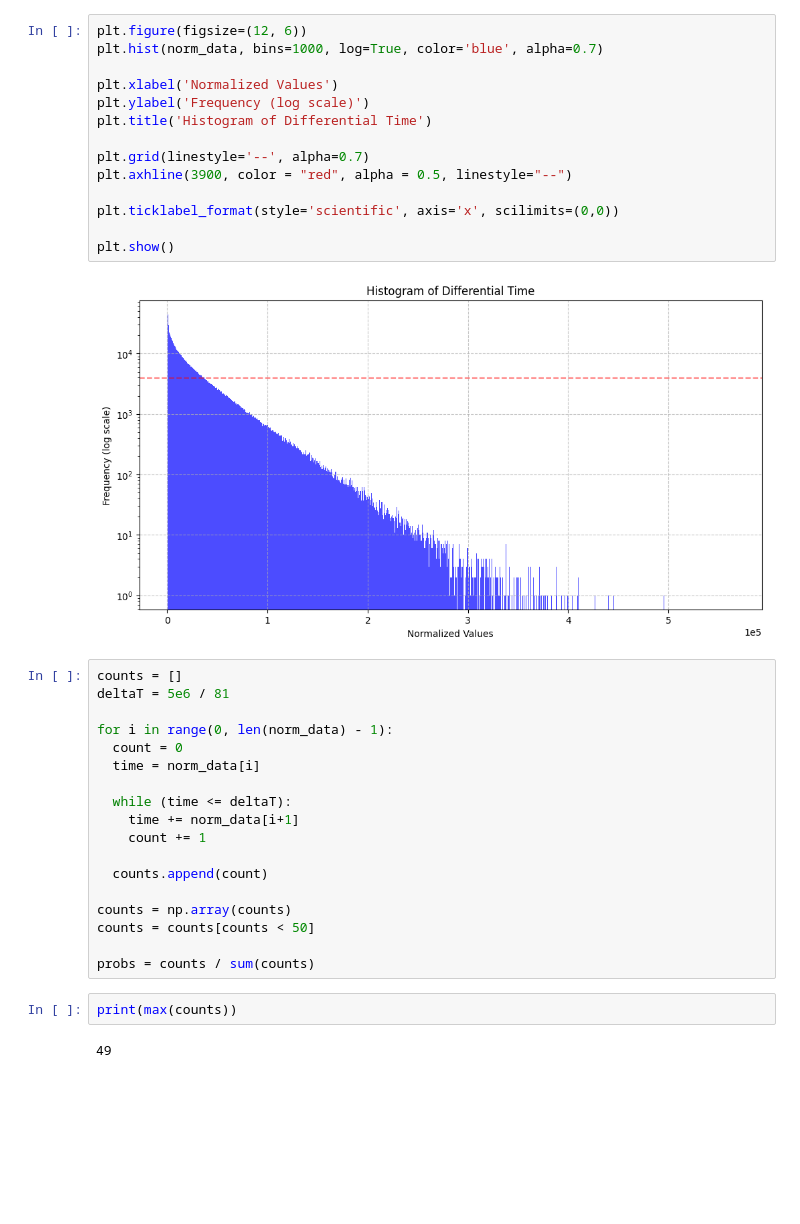
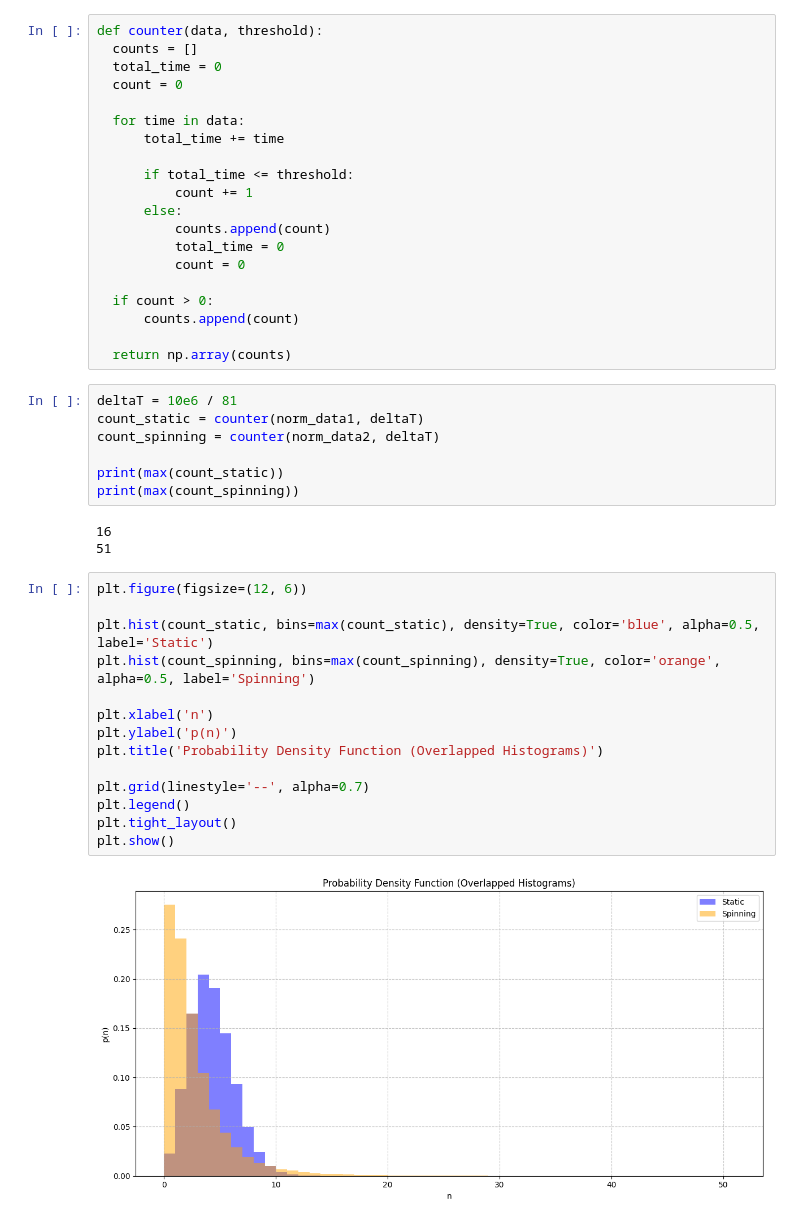
Before and after one commit to Kallo27/QOL, a Jupyter notebook: Lab1/lab1.ipynb, the cells around one changed output. Drawn from its saved outputs; the diff is of its cells as text; blank space fills up the shorter version.

Commit message:
Added distribution analysis + old data for control

```diff
--- a/Lab1/lab1.ipynb
+++ b/Lab1/lab1.ipynb
@@ -18,38 +114,46 @@ norm_data = np.diff(data)
+# %%
+def counter(data, threshold):
+  counts = []
+  total_time = 0
+  count = 0
+
+  for time in data:
+      total_time += time
+
+      if total_time <= threshold:
+          count += 1
+      else:
+          counts.append(count)
+          total_time = 0
+          count = 0
+
+  if count > 0:
+      counts.append(count)
+
+  return np.array(counts)
+# %%
+deltaT = 10e6 / 81
+count_static = counter(norm_data1, deltaT)
+count_spinning = counter(norm_data2, deltaT)
+
+print(max(count_static))
+print(max(count_spinning))
+# %% [output]
+16
+51
 # %%
 plt.figure(figsize=(12, 6))
-plt.hist(norm_data, bins=1000, log=True, color='blue', alpha=0.7)
 
-plt.xlabel('Normalized Values')
-plt.ylabel('Frequency (log scale)')
-plt.title('Histogram of Differential Time')
+plt.hist(count_static, bins=max(count_static), density=True, color='blue', alpha=0.5, label='Static')
+plt.hist(count_spinning, bins=max(count_spinning), density=True, color='orange', alpha=0.5, label='Spinning')
+
+plt.xlabel('n')
+plt.ylabel('p(n)')
+plt.title('Probability Density Function (Overlapped Histograms)')
 
 plt.grid(linestyle='--', alpha=0.7)
-plt.axhline(3900, color = "red", alpha = 0.5, linestyle="--")
-
-plt.ticklabel_format(style='scientific', axis='x', scilimits=(0,0))
-
+plt.legend()
+plt.tight_layout()
 plt.show()
 # %% [output]
-[figure, old version]
+[figure, new version]
-# %%
-counts = []
-deltaT = 5e6 / 81
-
-for i in range(0, len(norm_data) - 1):
-  count = 0
-  time = norm_data[i]
-
-  while (time <= deltaT):
-    time += norm_data[i+1]
-    count += 1
-
-  counts.append(count)
-
-counts = np.array(counts)
-counts = counts[counts < 50]
-
-probs = counts / sum(counts)
-# %%
-print(max(counts))
-# %% [output]
-49
```
Also changed, not shown: parts of 10 cells of this notebook, 3 other files.
